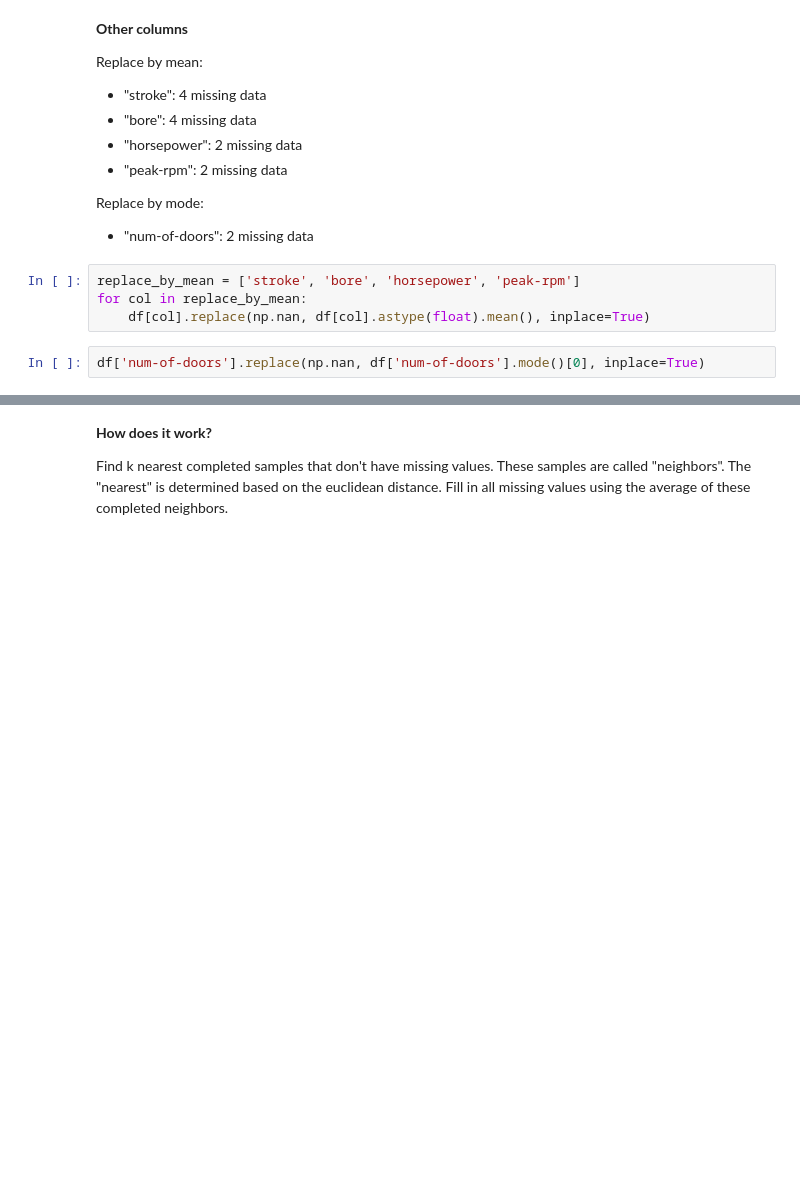
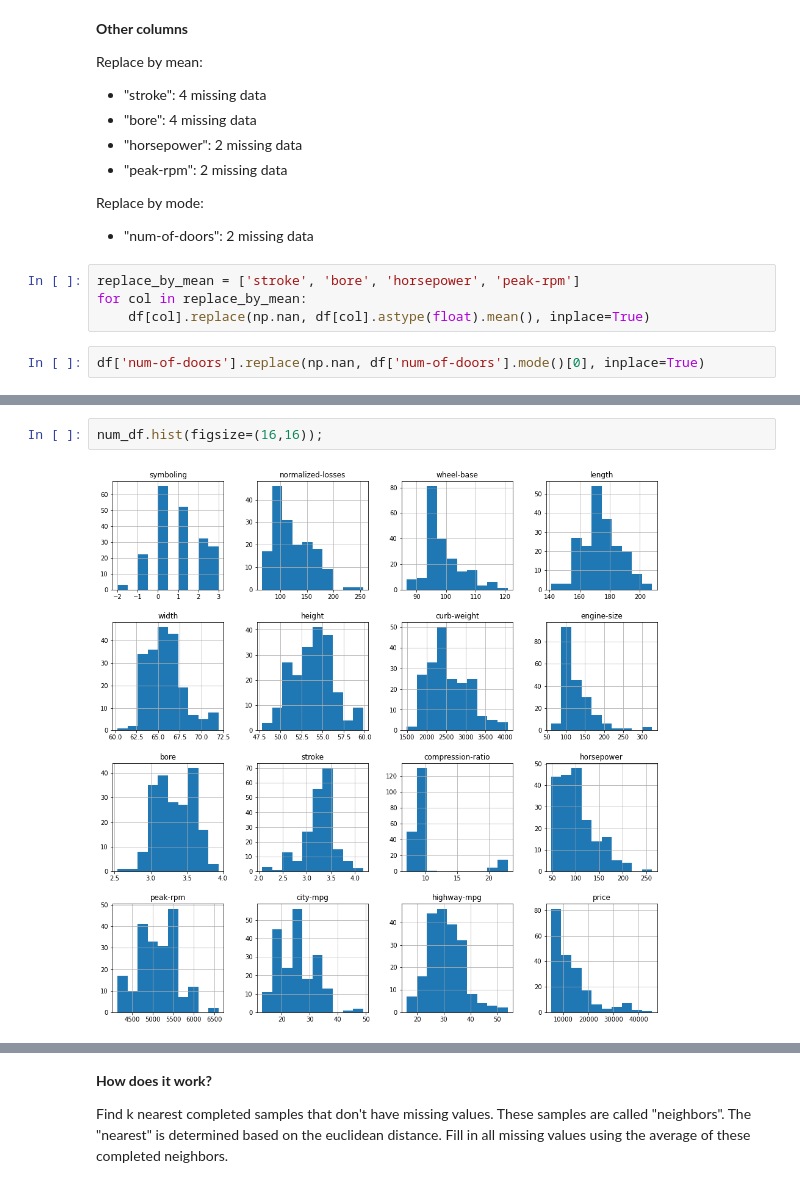
Before and after one commit to tattunglam/car_price_prediction, a Jupyter notebook: 1. data-wrangling.ipynb, the cells around one changed output, grey strips where cells are left out. Drawn from its saved outputs; the diff is of its cells as text; blank space fills up the shorter version.

```diff
--- a/1. data-wrangling.ipynb
+++ b/1. data-wrangling.ipynb
@@ -219,0 +217,4 @@ We don't have any clues that data is systematically missing. This lead to assumi
+# %%
+num_df.hist(figsize=(16,16));
+# %% [output]
+[figure, added]
```
Also changed, not shown: parts of 28 cells of this notebook.
